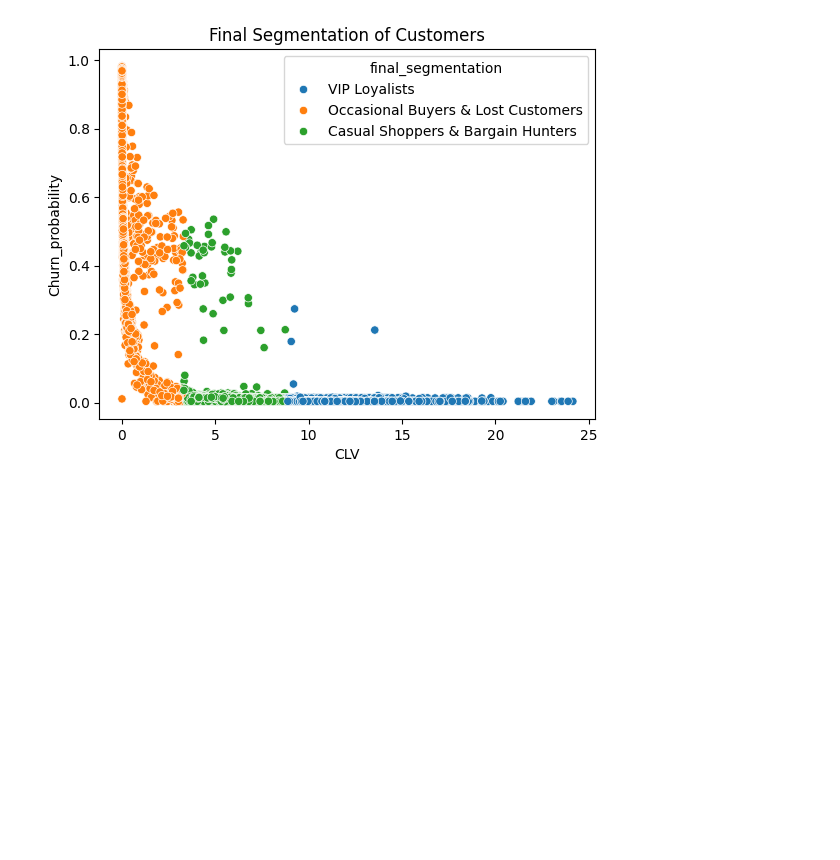
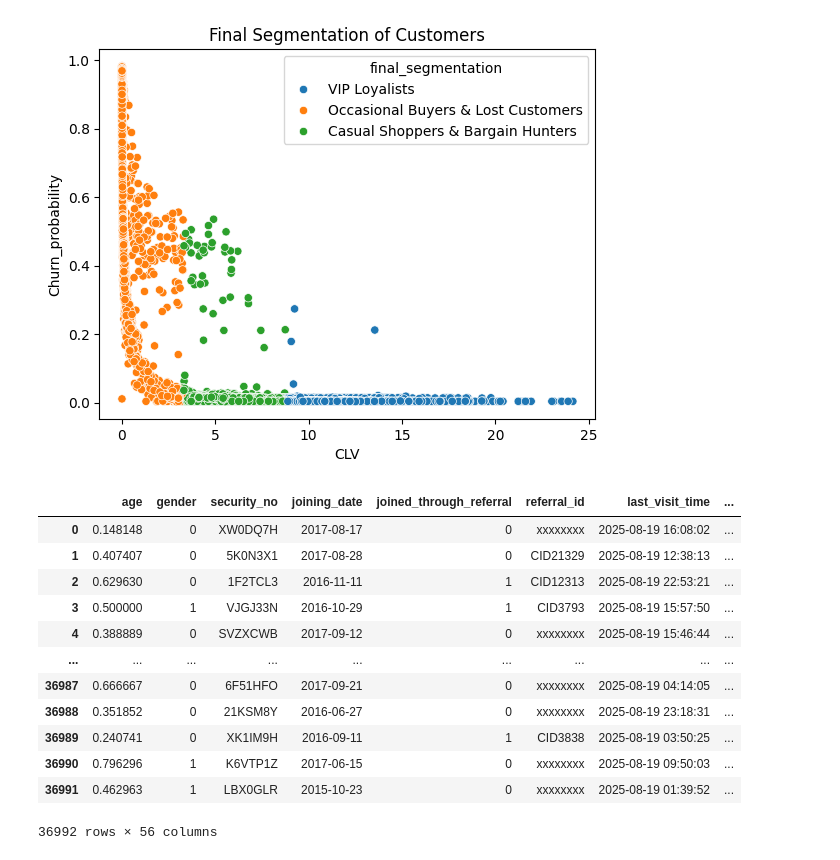
Before and after one commit to akshatsinha2027/Customer-360, a Jupyter notebook: Customer Clustering.ipynb, the cells around one changed output. Drawn from its saved outputs; the diff is of its cells as text; code cells hidden in the pictures; blank space fills up the shorter version.

```diff
--- a/Customer Clustering.ipynb
+++ b/Customer Clustering.ipynb
@@ -110,3 +110,36 @@ plt.title("Final Segmentation of Customers")
 # %% [output]
 Text(0.5, 1.0, 'Final Segmentation of Customers')
 [figure]
+# %%
+def refine_clusters(df):
+    def refine_(row):
+        if row['final_segmentation']=='Occasional Buyers & Lost Customers':
+            if row['Churn_probability']>=0.5:
+                return "Lost Customers"
+            else:
+                return "Occasional Buyers"
+        elif row['final_segmentation']=='Casual Shoppers & Bargain Hunters':
+            if row['Churn_probability']>=0.2:
+                return "Casual Shoppers"
+            else:
+                return "Bargain Hunters"
+        else:
+            return "VIP Loyalists"
+    df['final_segmentation']=df.apply(refine_,axis=1)
+    return df
+# %%
+refine_clusters(df_cluster)
+# %% [output]
+|  | age | gender | security_no | joining_date | joined_through_referral | referral_id | last_visit_time | ... |
+| 0 | 0.148148 | 0 | XW0DQ7H | 2017-08-17 | 0 | xxxxxxxx | 2025-08-19 16:08:02 | ... |
+| 1 | 0.407407 | 0 | 5K0N3X1 | 2017-08-28 | 0 | CID21329 | 2025-08-19 12:38:13 | ... |
+| 2 | 0.629630 | 0 | 1F2TCL3 | 2016-11-11 | 1 | CID12313 | 2025-08-19 22:53:21 | ... |
+| 3 | 0.500000 | 1 | VJGJ33N | 2016-10-29 | 1 | CID3793 | 2025-08-19 15:57:50 | ... |
+| 4 | 0.388889 | 0 | SVZXCWB | 2017-09-12 | 0 | xxxxxxxx | 2025-08-19 15:46:44 | ... |
+| ... | ... | ... | ... | ... | ... | ... | ... | ... |
+| 36987 | 0.666667 | 0 | 6F51HFO | 2017-09-21 | 0 | xxxxxxxx | 2025-08-19 04:14:05 | ... |
+| 36988 | 0.351852 | 0 | 21KSM8Y | 2016-06-27 | 0 | xxxxxxxx | 2025-08-19 23:18:31 | ... |
+| 36989 | 0.240741 | 0 | XK1IM9H | 2016-09-11 | 1 | CID3838 | 2025-08-19 03:50:25 | ... |
+| 36990 | 0.796296 | 1 | K6VTP1Z | 2017-06-15 | 0 | xxxxxxxx | 2025-08-19 09:50:03 | ... |
+| 36991 | 0.462963 | 1 | LBX0GLR | 2015-10-23 | 0 | xxxxxxxx | 2025-08-19 01:39:52 | ... |
+36992 rows × 56 columns
```
Also changed, not shown: parts of 2 cells of this notebook.
